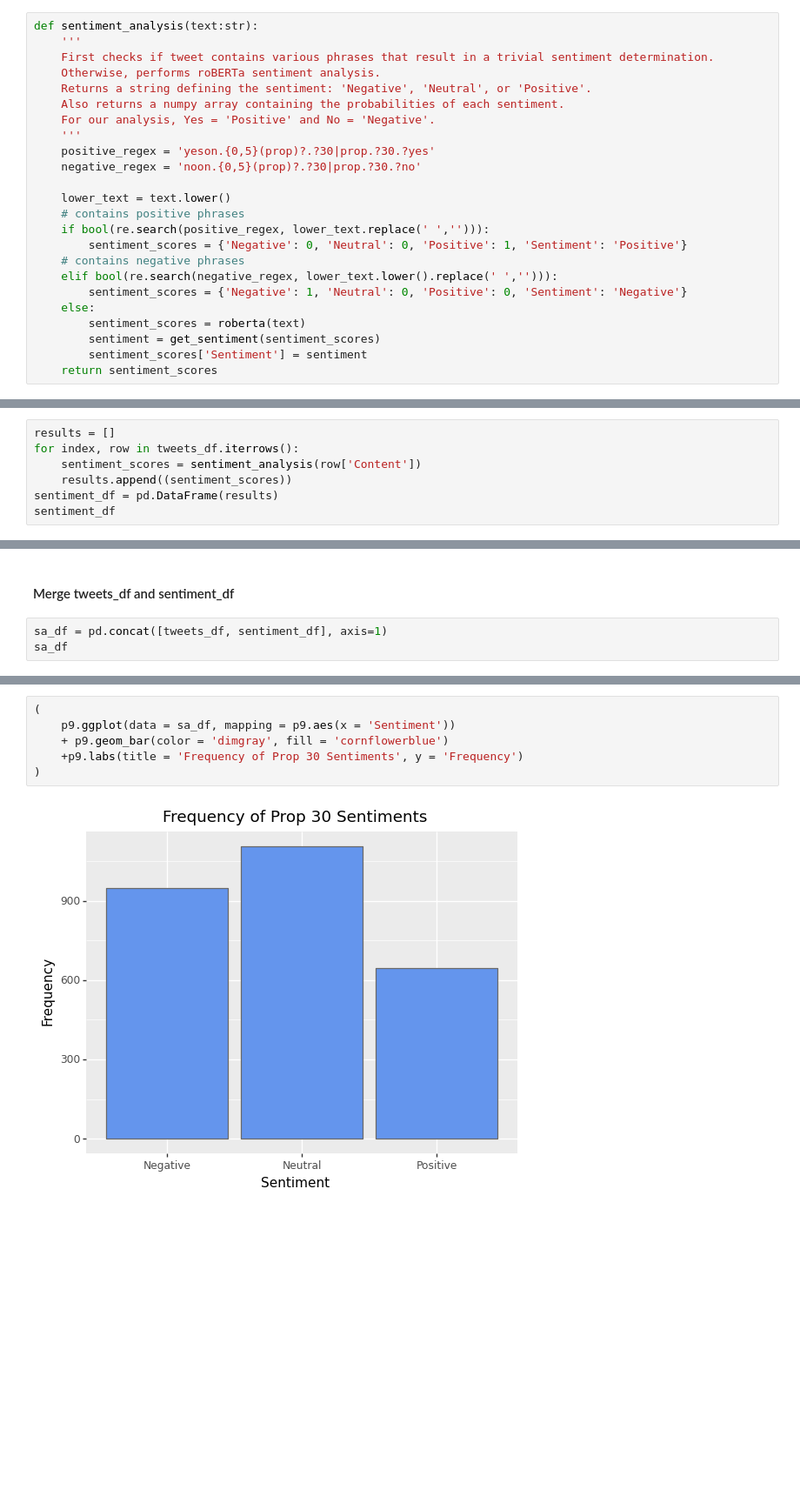
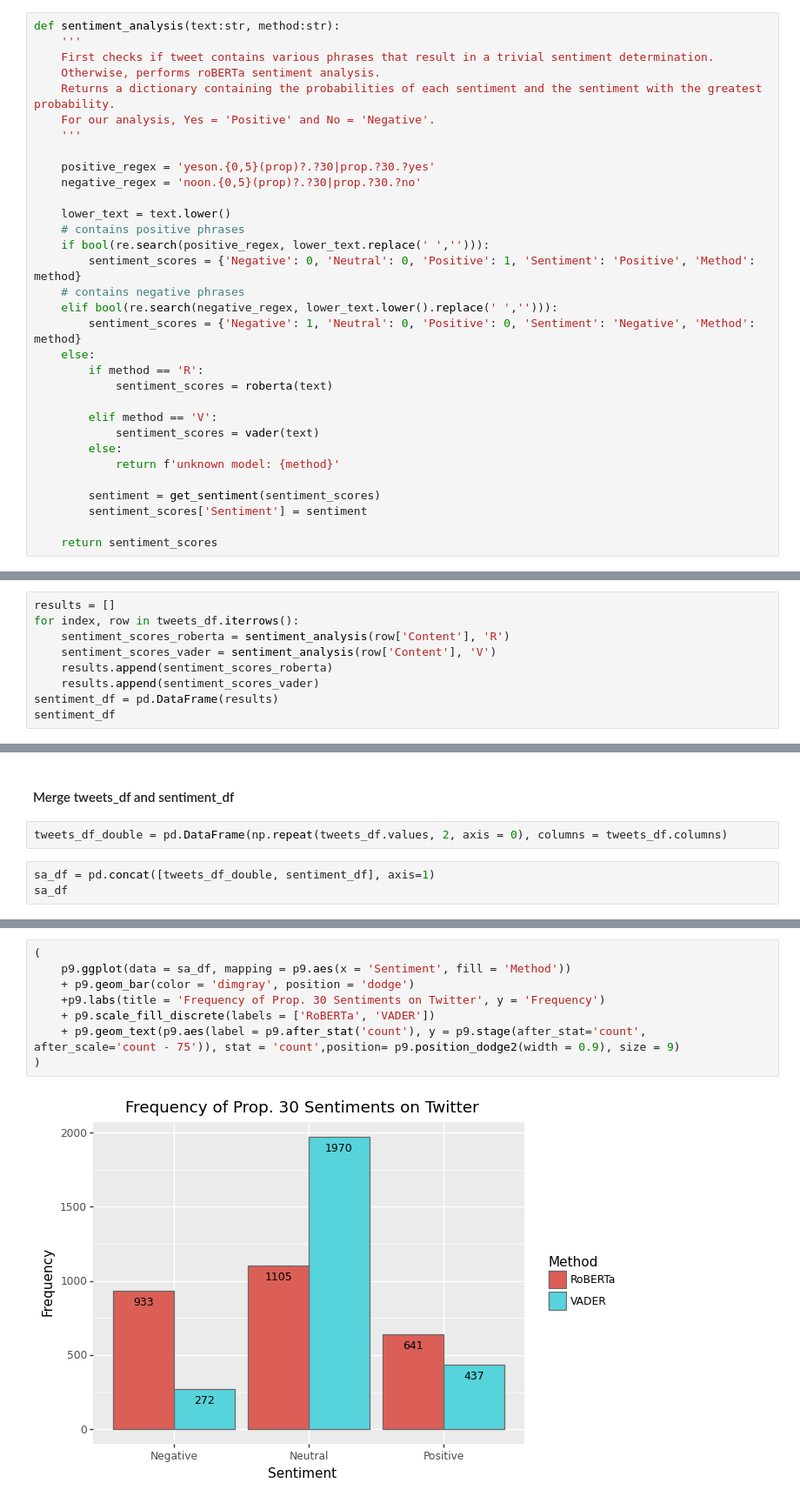
Before and after one commit to lbarrett24/CA-Election-Data-Challenge, a Jupyter notebook: Prop30_Twitter_SA.ipynb, the cells around one changed output, grey strips where cells are left out. Shown: that part at 87% size. Saved outputs shown, nothing was run; the diff lists cells and outputs as text; blank space fills up the shorter version.

Commit message:
added nltk SA and more plots

```diff
--- a/Prop30_Twitter_SA.ipynb
+++ b/Prop30_Twitter_SA.ipynb
@@ -88,35 +112,45 @@ def get_sentiment(scores):
     return sentiment
 # %%
-def sentiment_analysis(text:str):
+def sentiment_analysis(text:str, method:str):
     '''
     First checks if tweet contains various phrases that result in a trivial sentiment determination.
     Otherwise, performs roBERTa sentiment analysis.
-    Returns a string defining the sentiment: 'Negative', 'Neutral', or 'Positive'.
-    Also returns a numpy array containing the probabilities of each sentiment.
+    Returns a dictionary containing the probabilities of each sentiment and the sentiment with the greatest probability.
     For our analysis, Yes = 'Positive' and No = 'Negative'.
     '''
+
     positive_regex = 'yeson.{0,5}(prop)?.?30|prop.?30.?yes'
     negative_regex = 'noon.{0,5}(prop)?.?30|prop.?30.?no'
 
     lower_text = text.lower()
     # contains positive phrases
     if bool(re.search(positive_regex, lower_text.replace(' ',''))):
-        sentiment_scores = {'Negative': 0, 'Neutral': 0, 'Positive': 1, 'Sentiment': 'Positive'}
+        sentiment_scores = {'Negative': 0, 'Neutral': 0, 'Positive': 1, 'Sentiment': 'Positive', 'Method': method}
     # contains negative phrases
     elif bool(re.search(negative_regex, lower_text.lower().replace(' ',''))):
-        sentiment_scores = {'Negative': 1, 'Neutral': 0, 'Positive': 0, 'Sentiment': 'Negative'}
+        sentiment_scores = {'Negative': 1, 'Neutral': 0, 'Positive': 0, 'Sentiment': 'Negative', 'Method': method}
     else:
-        sentiment_scores = roberta(text)
+        if method == 'R':
+            sentiment_scores = roberta(text)
+
+        elif method == 'V':
+            sentiment_scores = vader(text)
+        else:
+            return f'unknown model: {method}'
+
         sentiment = get_sentiment(sentiment_scores)
         sentiment_scores['Sentiment'] = sentiment
+
     return sentiment_scores
 # %% [markdown]
 #### Run sentiment analysis on all tweets
 # %%
 results = []
 for index, row in tweets_df.iterrows():
-    sentiment_scores = sentiment_analysis(row['Content'])
-    results.append((sentiment_scores))
+    sentiment_scores_roberta = sentiment_analysis(row['Content'], 'R')
+    sentiment_scores_vader = sentiment_analysis(row['Content'], 'V')
+    results.append(sentiment_scores_roberta)
+    results.append(sentiment_scores_vader)
 sentiment_df = pd.DataFrame(results)
 sentiment_df
 # %% [output]
@@ -136,6 +170,8 @@ sentiment_df
 # %% [markdown]
 #### Merge tweets_df and sentiment_df
+# %%
+tweets_df_double = pd.DataFrame(np.repeat(tweets_df.values, 2, axis = 0), columns = tweets_df.columns)
 # %%
-sa_df = pd.concat([tweets_df, sentiment_df], axis=1)
+sa_df = pd.concat([tweets_df_double, sentiment_df], axis=1)
 sa_df
 # %% [output]
@@ -155,8 +193,10 @@ sa_df
 # %%
 (
-    p9.ggplot(data = sa_df, mapping = p9.aes(x = 'Sentiment'))
-    + p9.geom_bar(color = 'dimgray', fill = 'cornflowerblue')
-    +p9.labs(title = 'Frequency of Prop 30 Sentiments', y = 'Frequency')
+    p9.ggplot(data = sa_df, mapping = p9.aes(x = 'Sentiment', fill = 'Method'))
+    + p9.geom_bar(color = 'dimgray', position = 'dodge')
+    +p9.labs(title = 'Frequency of Prop. 30 Sentiments on Twitter', y = 'Frequency')
+    + p9.scale_fill_discrete(labels = ['RoBERTa', 'VADER'])
+    + p9.geom_text(p9.aes(label = p9.after_stat('count'), y = p9.stage(after_stat='count', after_scale='count - 75')), stat = 'count',position= p9.position_dodge2(width = 0.9), size = 9)
 )
 # %% [output]
-[figure, old version]
+[figure, new version]
```
Also changed, not shown: parts of 18 cells of this notebook.
